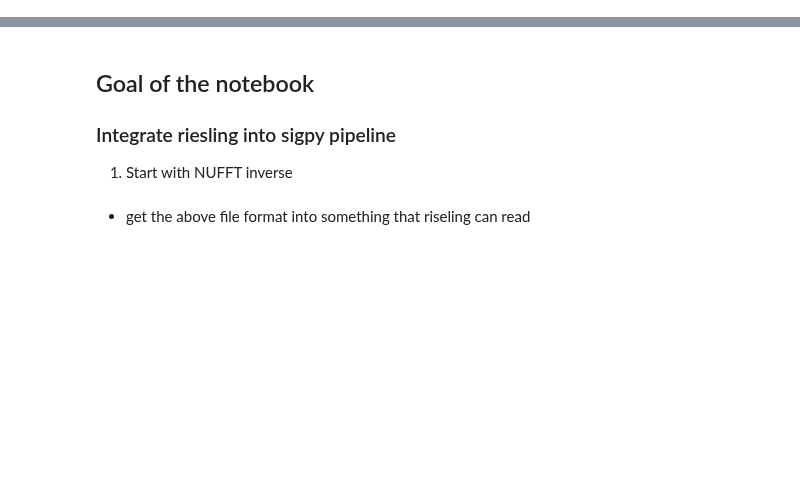
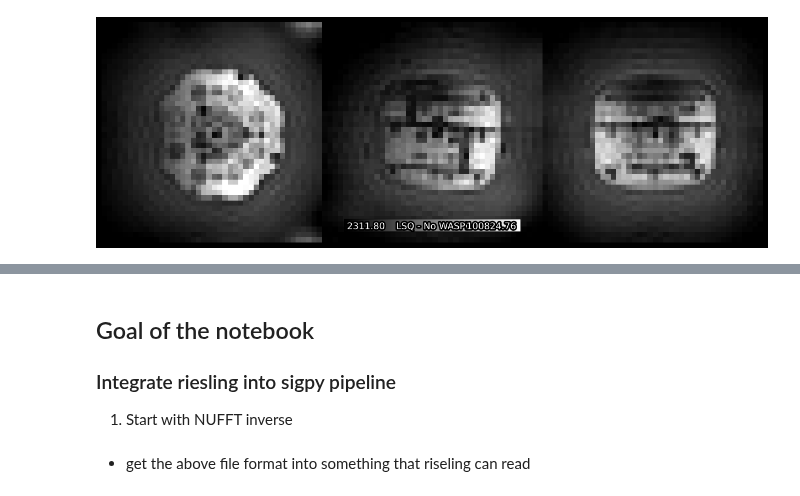
Before and after one commit to aymmulla/MSc-Project-ZTE, a Jupyter notebook: riselingwork/ZTE Dataset.ipynb, the cells around one changed output, grey strips where cells are left out. Drawn from its saved outputs; the diff is of its cells as text; code cells hidden in the pictures; blank space fills up the shorter version.

```diff
--- a/riselingwork/ZTE Dataset.ipynb
+++ b/riselingwork/ZTE Dataset.ipynb
@@ -86,9 +98,11 @@ print(kspacehires.shape)
 # %%
 data = 'hires'
 #!riesling downsamp --res=6,6,6 --trim {data}.h5 lores.h5 -v2
 #!riesling op-nufft {data}.h5 {data}-nufft.h5 -v2
 
-rlp.plot.planes('hires-lsq.h5', title='LSQ - No WASPI')
+rlp.plot.planes('lores-lsq.h5', title='LSQ - No WASPI')
+# %% [output]
+[figure, added]
 # %%
 dcf_new = np.sqrt(coorlowres[...,0]**2 + coorlowres[...,1]**2 + coorlowres[...,2]**2)
 
```
Also changed, not shown: parts of 12 cells of this notebook, 8 other files.
